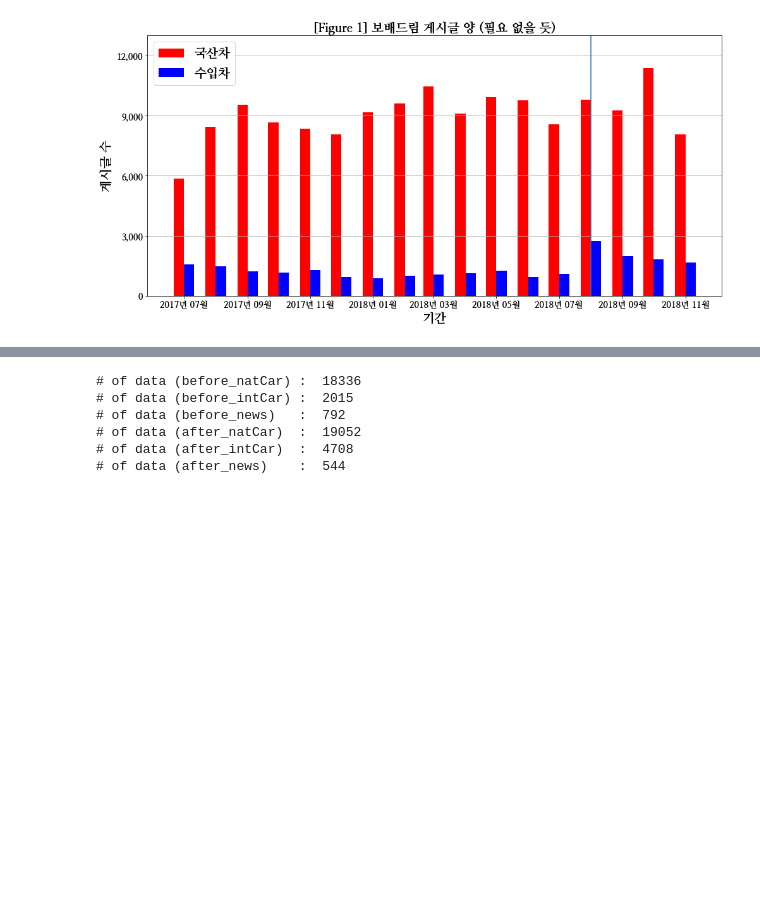
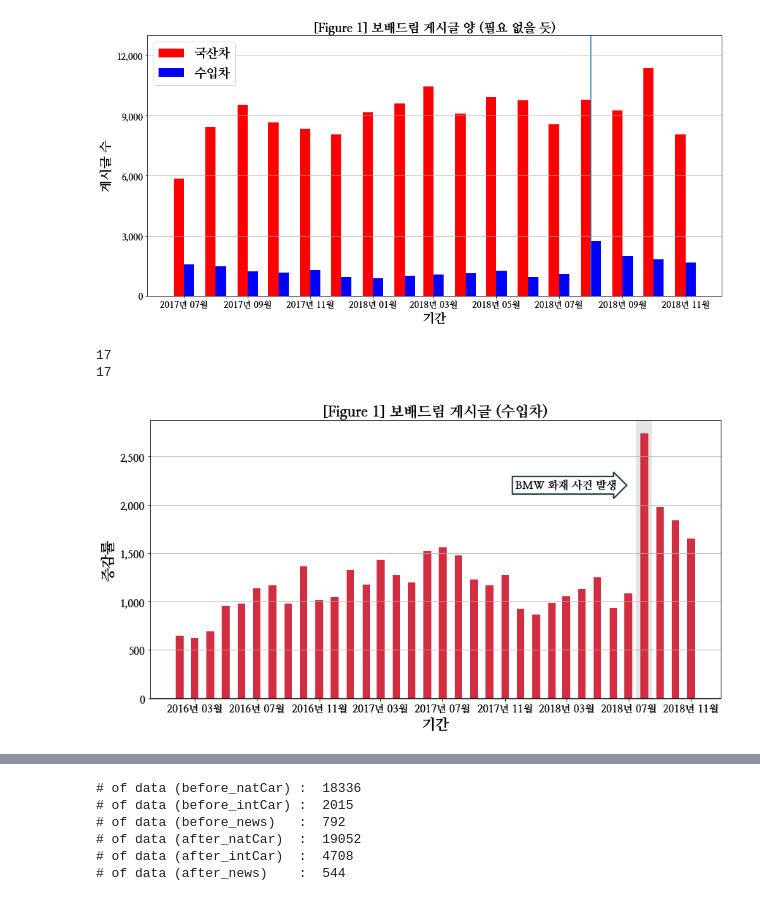
Before and after one commit to Lactobacillus/Media_BigData, a Jupyter notebook: figure 20181215.ipynb, the cells around one changed output, grey strips where cells are left out. Saved outputs shown, nothing was run; the diff lists cells and outputs as text; code cells hidden in the pictures; blank space fills up the shorter version.

```diff
--- a/figure 20181215.ipynb
+++ b/figure 20181215.ipynb
@@ -333,4 +333,37 @@ fig.tight_layout()
 plt.show()
 # %% [output]
 [figure]
+# %%
+print(len(y_int))
+print(len(x_int_date['date']))
+# %% [output]
+17
+17
+# %%
+y_int = df_int['title'].groupby([df_int["time"].dt.year.rename('year'), df_int["time"].dt.month.rename('month')]).count().T.values
+
+fig, ax = plt.subplots(1, 1, figsize = (14, 7))
+
+ax.bar(x_bmw_date['date'].values, y_int[1:], label = '수입차',
+       width = 15, color = '#D32D41', zorder = 1)
+#ax.bar(x_bmw_date['date'].values, (y_int[1:] - y_int[:-1]) / y_int[1:] * 100, label = '수입차',
+#       width = 15, color = '#D32D41', zorder = 1)
+ax.axvline(x = mdates.date2num(x_int_date['date'].values)[-4],
+          color = 'gray', lw = 22, alpha = 0.2, zorder = 0)
+ax.axhline(y = 0, color = 'k')
+
+ax.set_title(r'[Figure 1] 보배드림 게시글 (수입차)', fontsize = 20, fontname = myeongjo)
+ax.set_xlabel('기간', fontsize = 20, fontname = myeongjo)
+ax.set_ylabel('증감률', fontsize = 20, fontname = myeongjo)
+
+ax.text(mdates.date2num(x_int_date['date'].values[-9]), 2200,
+        'BMW 화재 사건 발생', ha = 'center', va = 'center', rotation = 0, size = 15,
+        bbox = dict(boxstyle = 'rarrow', fc = (1, 1, 1), ec = '#1F3F49', lw = 2))
+
+ax.get_xaxis().set_major_formatter(mdates.DateFormatter('%Y년 %m월'))
+ax.get_yaxis().set_major_formatter(tkr.FuncFormatter(lambda x, p: format(int(x), ',')))
+
+ax.grid(axis = 'y')
+# %% [output]
+[figure, added]
 # %%
```
Also changed, not shown: parts of 3 cells of this notebook.
